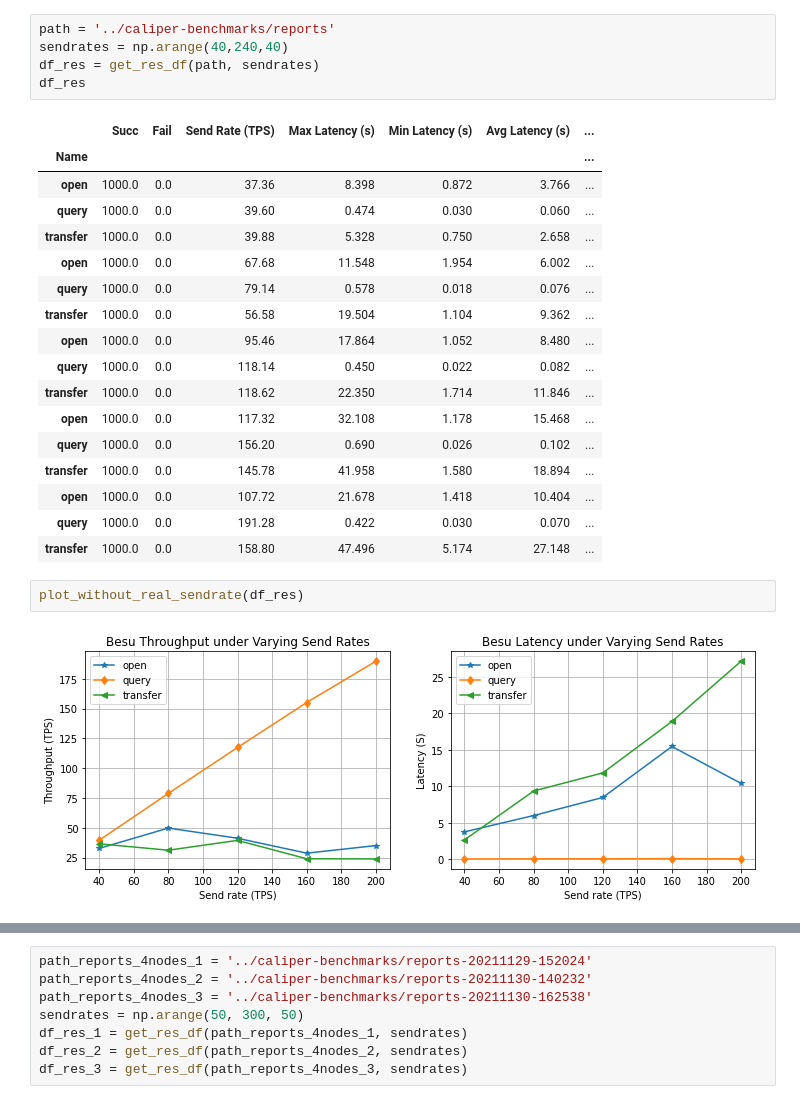
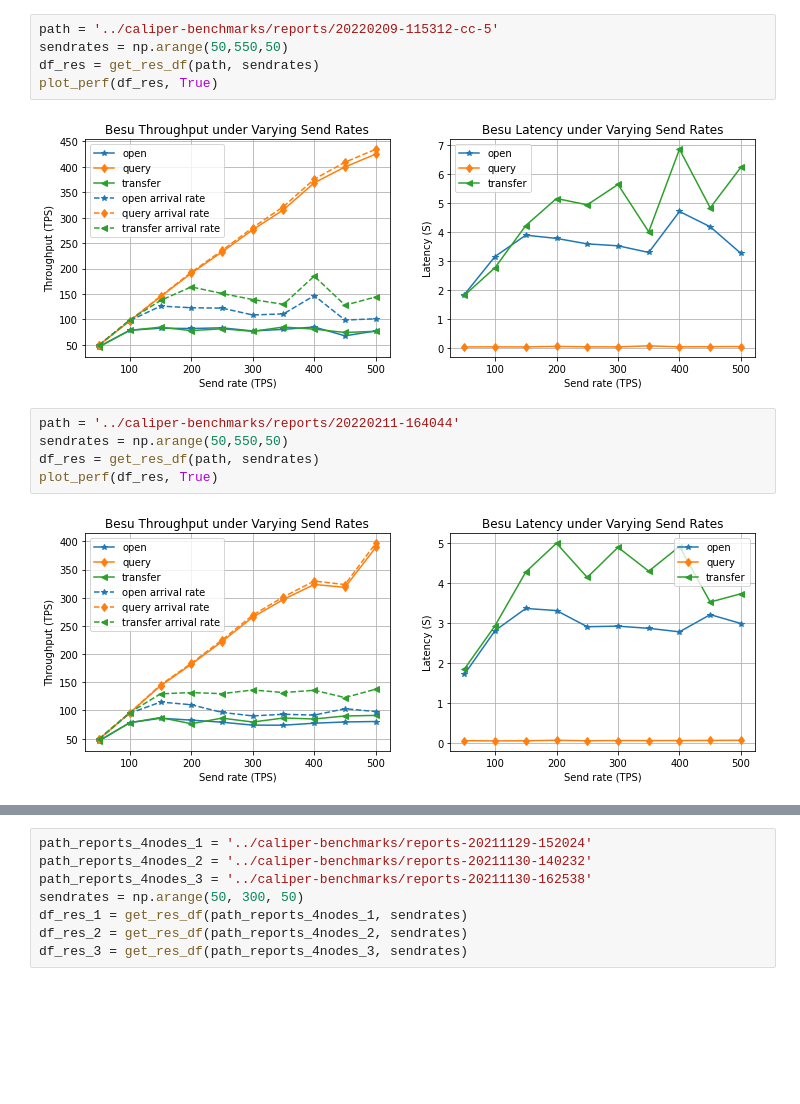
Before and after one commit to CaixiangFan/besu-benchmark, a Jupyter notebook: src/data_process.ipynb, the cells around one changed output, grey strips where cells are left out. Saved outputs shown, nothing was run; the diff lists cells and outputs as text; blank space fills up the shorter version.

```diff
--- a/src/data_process.ipynb
+++ b/src/data_process.ipynb
@@ -81,27 +58,14 @@ def plot_with_real_sendrate(df_res):
+# %%
+path = '../caliper-benchmarks/reports/20220209-115312-cc-5'
+sendrates = np.arange(50,550,50)
+df_res = get_res_df(path, sendrates)
+plot_perf(df_res, True)
+# %% [output]
+[figure, added]
 # %%
-path = '../caliper-benchmarks/reports'
-sendrates = np.arange(40,240,40)
+path = '../caliper-benchmarks/reports/20220211-164044'
+sendrates = np.arange(50,550,50)
 df_res = get_res_df(path, sendrates)
-df_res
+plot_perf(df_res, True)
 # %% [output]
-|  | Succ | Fail | Send Rate (TPS) | Max Latency (s) | Min Latency (s) | Avg Latency (s) | ... |
-| Name |  |  |  |  |  |  | ... |
-| open | 1000.0 | 0.0 | 37.36 | 8.398 | 0.872 | 3.766 | ... |
-| query | 1000.0 | 0.0 | 39.60 | 0.474 | 0.030 | 0.060 | ... |
-| transfer | 1000.0 | 0.0 | 39.88 | 5.328 | 0.750 | 2.658 | ... |
-| open | 1000.0 | 0.0 | 67.68 | 11.548 | 1.954 | 6.002 | ... |
-| query | 1000.0 | 0.0 | 79.14 | 0.578 | 0.018 | 0.076 | ... |
-| transfer | 1000.0 | 0.0 | 56.58 | 19.504 | 1.104 | 9.362 | ... |
-| open | 1000.0 | 0.0 | 95.46 | 17.864 | 1.052 | 8.480 | ... |
-| query | 1000.0 | 0.0 | 118.14 | 0.450 | 0.022 | 0.082 | ... |
-| transfer | 1000.0 | 0.0 | 118.62 | 22.350 | 1.714 | 11.846 | ... |
-| open | 1000.0 | 0.0 | 117.32 | 32.108 | 1.178 | 15.468 | ... |
-| query | 1000.0 | 0.0 | 156.20 | 0.690 | 0.026 | 0.102 | ... |
-| transfer | 1000.0 | 0.0 | 145.78 | 41.958 | 1.580 | 18.894 | ... |
-| open | 1000.0 | 0.0 | 107.72 | 21.678 | 1.418 | 10.404 | ... |
-| query | 1000.0 | 0.0 | 191.28 | 0.422 | 0.030 | 0.070 | ... |
-| transfer | 1000.0 | 0.0 | 158.80 | 47.496 | 5.174 | 27.148 | ... |
+[figure, added]
-# %%
-plot_without_real_sendrate(df_res)
-# %% [output]
-[figure, removed]
```
Also changed, not shown: parts of 21 cells of this notebook, 2 other files.
